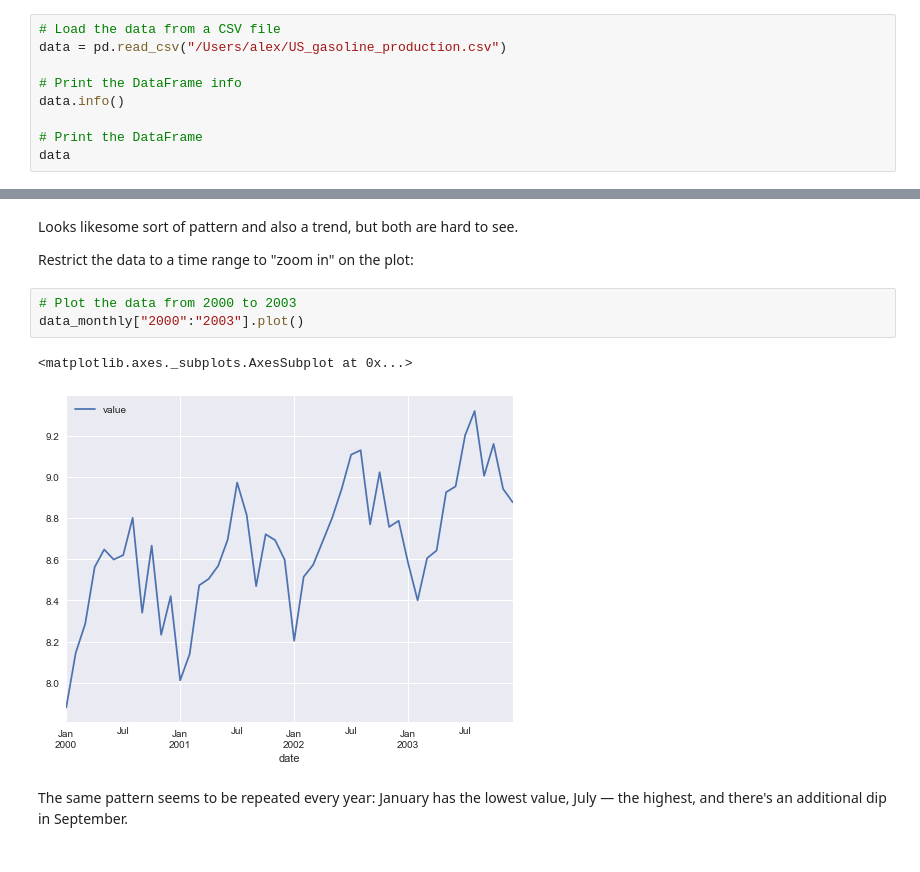
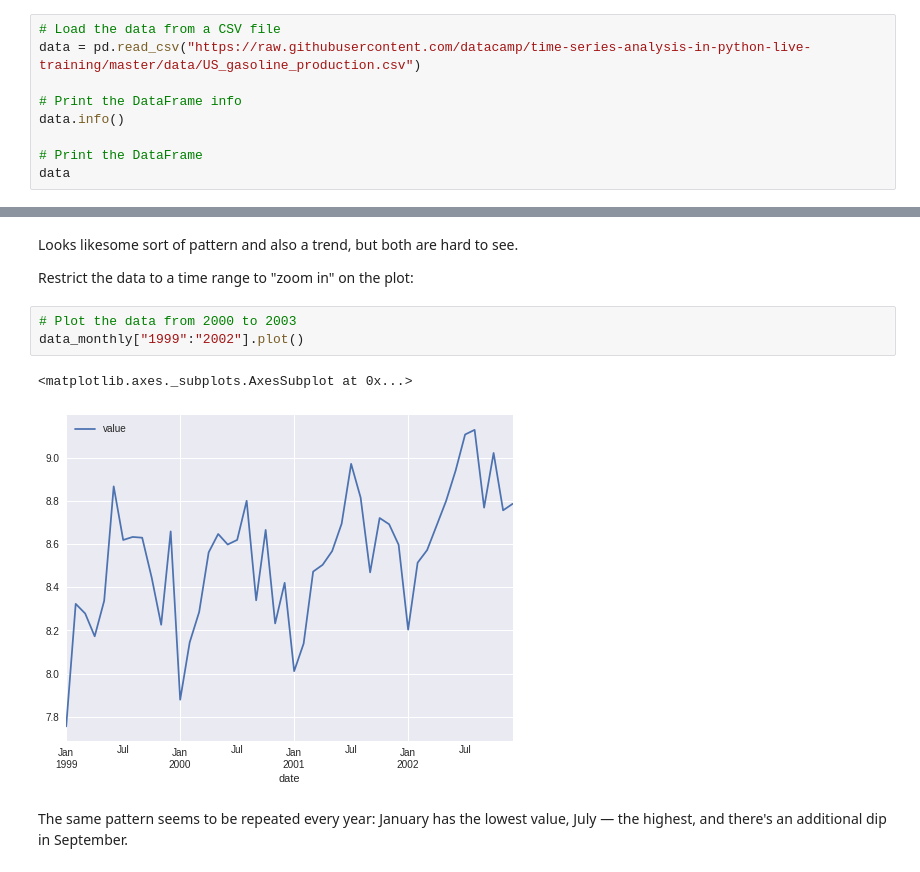
Before and after one commit to datacamp/time-series-analysis-in-python-live-training, a Jupyter notebook: notebooks/time_series_analysis_in_python.ipynb, the cells around one changed output, grey strips where cells are left out. Cells and saved outputs as stored; diff of their text form.

```diff
--- a/notebooks/time_series_analysis_in_python.ipynb
+++ b/notebooks/time_series_analysis_in_python.ipynb
@@ -47,7 +47,7 @@ For the first part of the training, we'll be using the data containing weekly US
 ##      Loading the data
 # %%
 # Load the data from a CSV file
-data = pd.read_csv("/Users/alex/US_gasoline_production.csv")
+data = pd.read_csv("https://raw.githubusercontent.com/datacamp/time-series-analysis-in-python-live-training/master/data/US_gasoline_production.csv")
 
 # Print the DataFrame info
 data.info()
@@ -197,10 +202,10 @@ Looks likesome sort of pattern and also a trend, but both are hard to see.
 Restrict the data to a time range to "zoom in" on the plot:
 # %%
 # Plot the data from 2000 to 2003
-data_monthly["2000":"2003"].plot()
+data_monthly["1999":"2002"].plot()
 # %% [output]
 <matplotlib.axes._subplots.AxesSubplot at 0x...>
-[figure, old version]
+[figure, new version]
 # %% [markdown]
 The same pattern seems to be repeated every year: January has the lowest value, July &mdash; the highest, and there's an additional dip in September.
 # %% [markdown]
```
Also changed, not shown: parts of 25 cells of this notebook.
